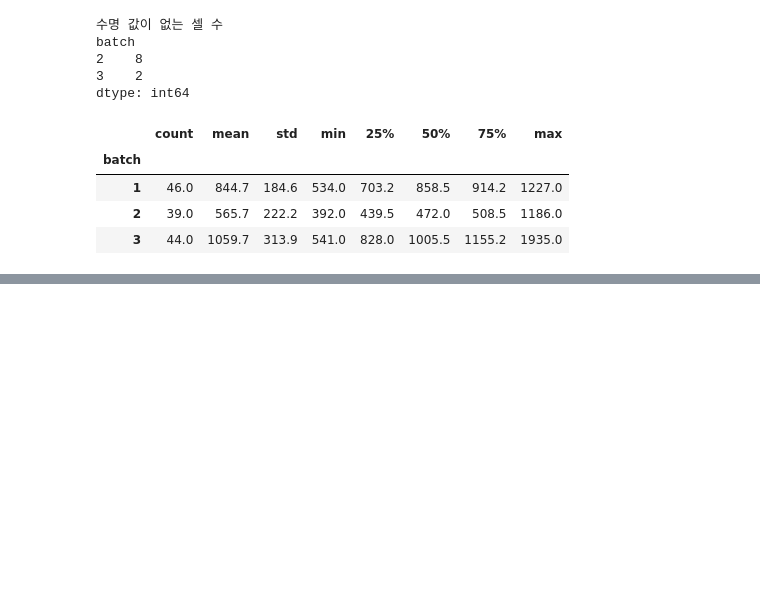
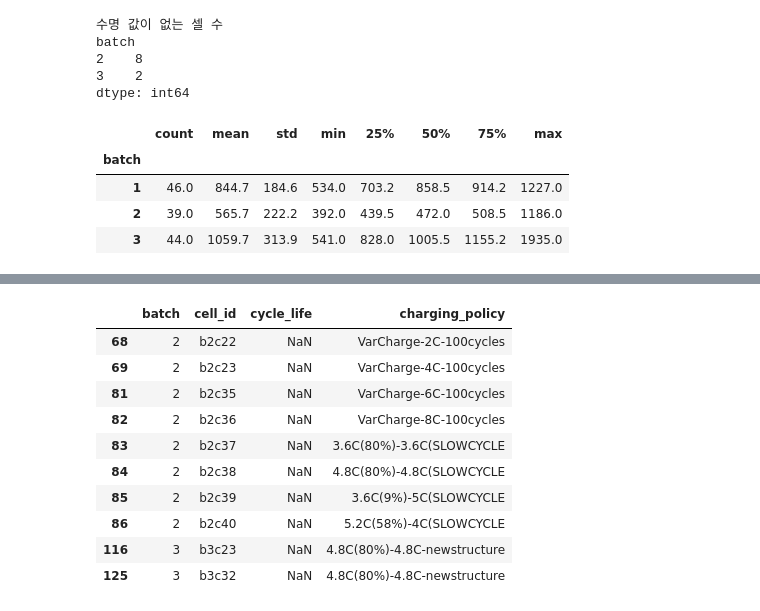
Before and after one commit to kyubin0973/DA-mini, a Jupyter notebook: notebooks/01_EDA.ipynb, the cells around one changed output, grey strips where cells are left out. Cells and saved outputs as stored; diff of their text form; code cells hidden in the pictures; blank space fills up the shorter version.

```diff
--- a/notebooks/01_EDA.ipynb
+++ b/notebooks/01_EDA.ipynb
@@ -171,0 +181,14 @@ dtype: int64
+# %%
+cells[cells['cycle_life'].isna()]
+# %% [output]
+|  | batch | cell_id | cycle_life | charging_policy |
+| 68 | 2 | b2c22 | NaN | VarCharge-2C-100cycles |
+| 69 | 2 | b2c23 | NaN | VarCharge-4C-100cycles |
+| 81 | 2 | b2c35 | NaN | VarCharge-6C-100cycles |
+| 82 | 2 | b2c36 | NaN | VarCharge-8C-100cycles |
+| 83 | 2 | b2c37 | NaN | 3.6C(80%)-3.6C(SLOWCYCLE |
+| 84 | 2 | b2c38 | NaN | 4.8C(80%)-4.8C(SLOWCYCLE |
+| 85 | 2 | b2c39 | NaN | 3.6C(9%)-5C(SLOWCYCLE |
+| 86 | 2 | b2c40 | NaN | 5.2C(58%)-4C(SLOWCYCLE |
+| 116 | 3 | b3c23 | NaN | 4.8C(80%)-4.8C-newstructure |
+| 125 | 3 | b3c32 | NaN | 4.8C(80%)-4.8C-newstructure |
```
Also changed, not shown: parts of 11 cells of this notebook, 1 other file.
